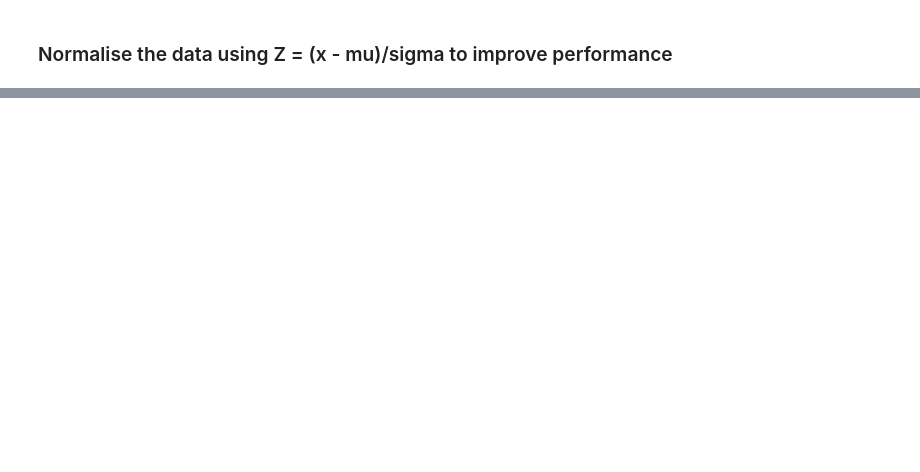
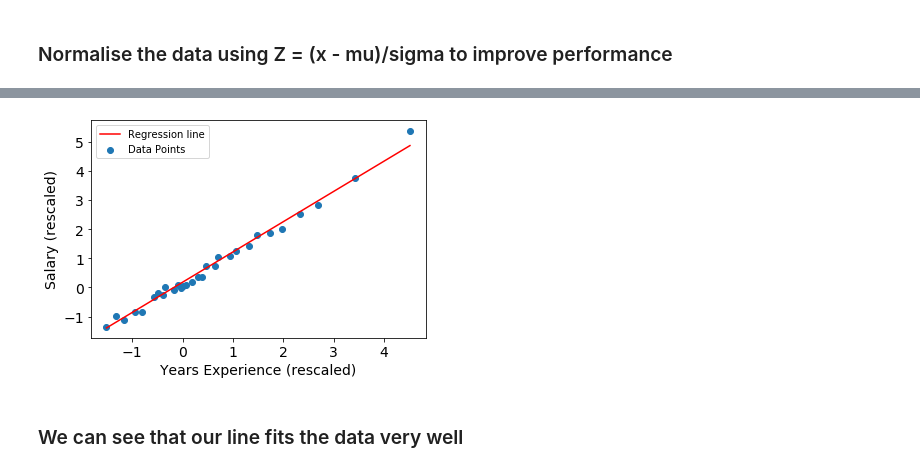
Before and after one commit to egorhowell/ML-Algorithms-From-Scratch, a Jupyter notebook: LinearRegression.ipynb, the cells around one changed output, grey strips where cells are left out. Cells and saved outputs as stored; diff of their text form; code cells hidden in the pictures; blank space fills up the shorter version.

```diff
--- a/LinearRegression.ipynb
+++ b/LinearRegression.ipynb
@@ -132,0 +121,14 @@ print(X[1:,])
+# %%
+# plotting the regression line
+plt.scatter(X,y, label='Data Points')
+plt.plot(X,y_pred, color = 'r', label = 'Regression line')
+plt.xlabel('Years Experience (rescaled)', fontsize = 14)
+plt.ylabel('Salary (rescaled)', fontsize = 14)
+plt.xticks(size=14)
+plt.yticks(size=14)
+plt.legend()
+plt.show()
+# %% [output]
+[figure, added]
+# %% [markdown]
+### We can see that our line fits the data very well
```
Also changed, not shown: parts of 30 cells of this notebook.
